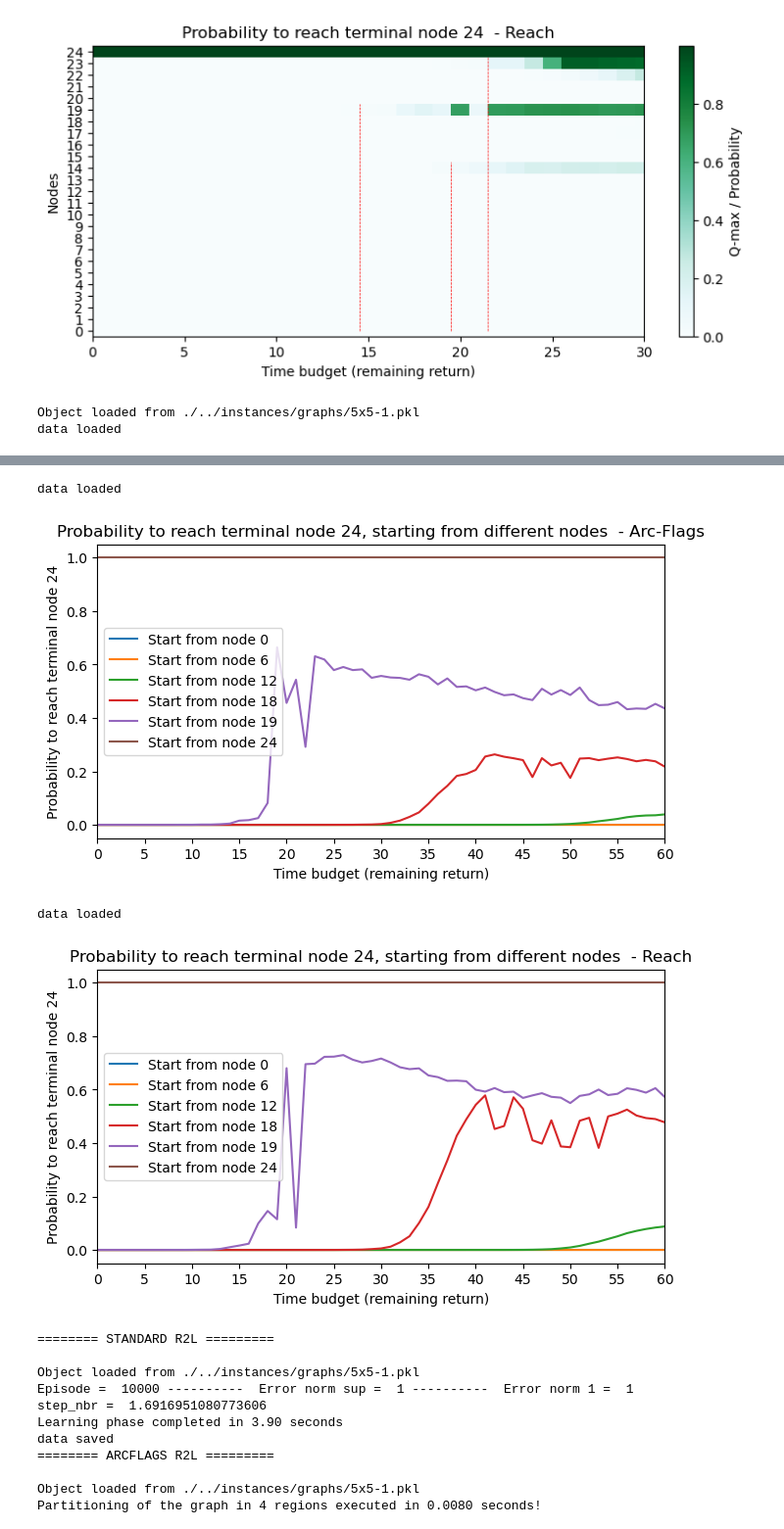
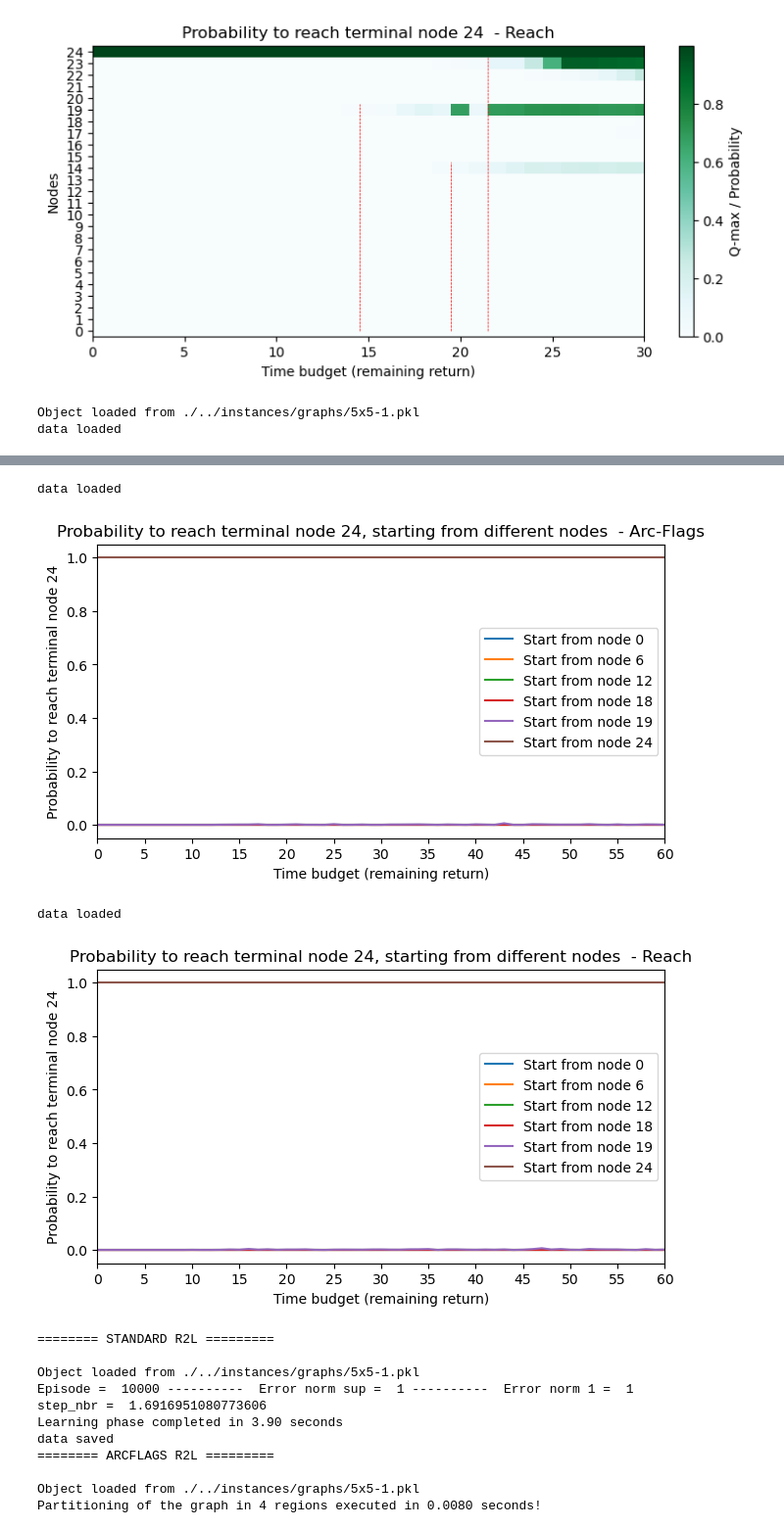
Before and after one commit to samuelepeirone/SOTA-RL, a Jupyter notebook: notebook/Plot.ipynb, the cells around one changed output, grey strips where cells are left out. Shown at 98% size. Saved outputs shown, nothing was run; the diff lists cells and outputs as text; code cells hidden in the pictures.

```diff
--- a/notebook/Plot.ipynb
+++ b/notebook/Plot.ipynb
@@ -85,13 +109,13 @@ data loaded
 path_graph = "./../instances/graphs/5x5-1.pkl"
 graph = Utils.load_object(path_graph)
 
-plt1 = R2LPlot(graph, "./../instances/trained/grid_5x5-1_2000k200k-gn.pkl")
+plt1 = R2LPlot(graph, "./../instances/trained/grid_5x5-1_250k10k-gn.pkl")
 plt1.probability_to_reach_terminal_node_different_starting_nodes(60, " - Standard")
 
-plt2 = R2LPlot(graph, "./../instances/trained/grid_5x5-1_2000k200k-af.pkl")
+plt2 = R2LPlot(graph, "./../instances/trained/grid_5x5-1_250k10k-af.pkl")
 plt2.probability_to_reach_terminal_node_different_starting_nodes(60, " - Arc-Flags")
 
-plt3 = R2LPlot(graph, "./../instances/trained/grid_5x5-1_2000k200k-rh.pkl")
+plt3 = R2LPlot(graph, "./../instances/trained/grid_5x5-1_250k10k-rh.pkl")
 plt3.probability_to_reach_terminal_node_different_starting_nodes(60, " - Reach")
 # %% [output]
 Object loaded from ./../instances/graphs/5x5-1.pkl
@@ -100,7 +124,7 @@ data loaded
 data loaded
-[figure, old version]
+[figure, new version]
 data loaded
-[figure, old version]
+[figure, new version]
 # %%
 path_graph = "./../instances/graphs/5x5-1.pkl"
 path_gn = "./../instances/trained/grid_5x5-1_100k10k-gn.pkl"
```
Also changed, not shown: parts of 4 cells of this notebook, 8 other files.
